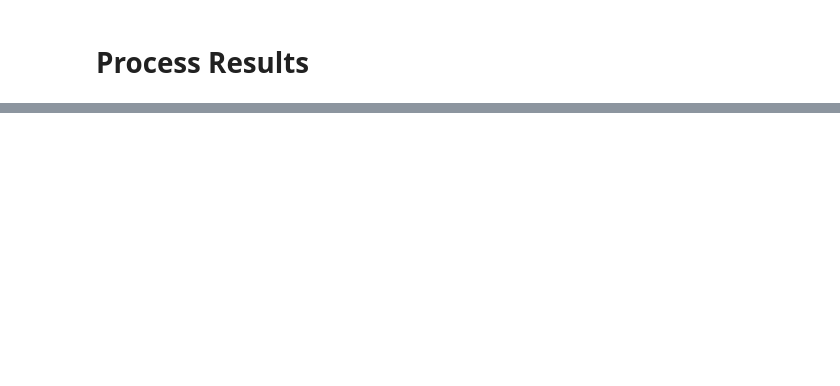
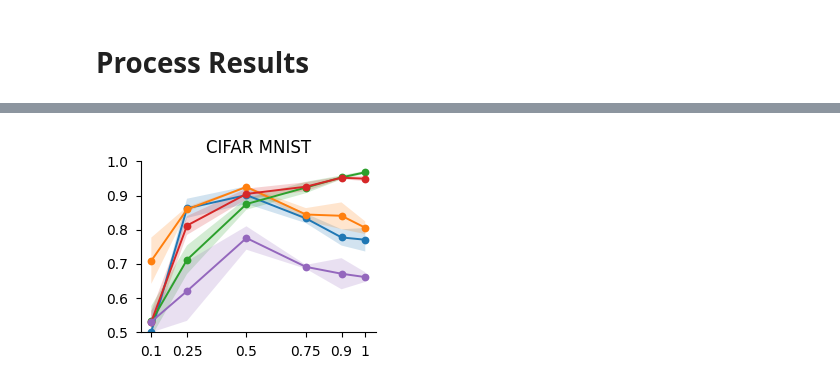
Before and after one commit to oliveradk/diverse-gen, a Jupyter notebook: exp_sweep.ipynb, the cells around one changed output, grey strips where cells are left out. Drawn from its saved outputs; the diff is of its cells as text; code cells hidden in the pictures; blank space fills up the shorter version.

```diff
--- a/exp_sweep.ipynb
+++ b/exp_sweep.ipynb
@@ -387,0 +481,6 @@ plot_model_selection_diffs(results, results_repulsion_loss, "Diversity Loss")
+# %%
+fig, ax = plot_acc_results(cifar_results, title="CIFAR MNIST")
+fig.savefig(VAR_MIX_RATE_DIR / "cifar_results.svg", format="svg", bbox_inches="tight", dpi=300)
+fig
+# %% [output]
+[figure, added]
```
Also changed, not shown: parts of 57 cells of this notebook.
